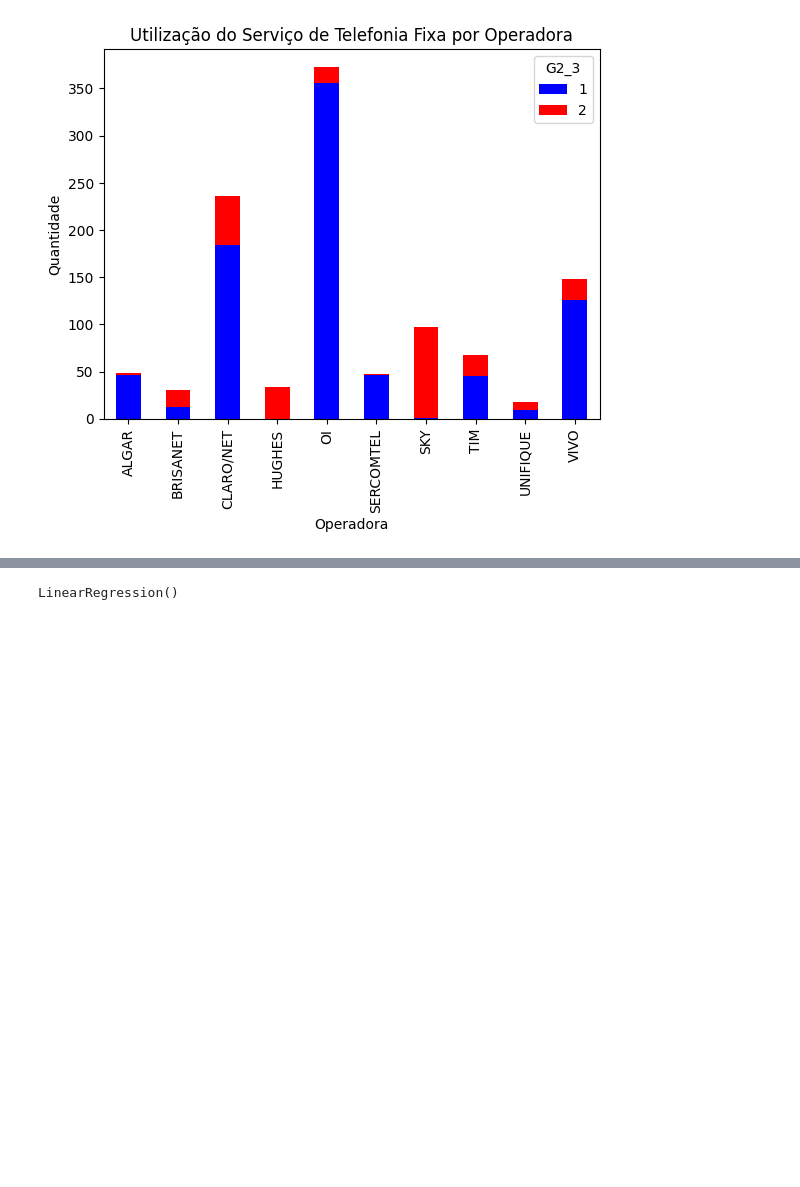
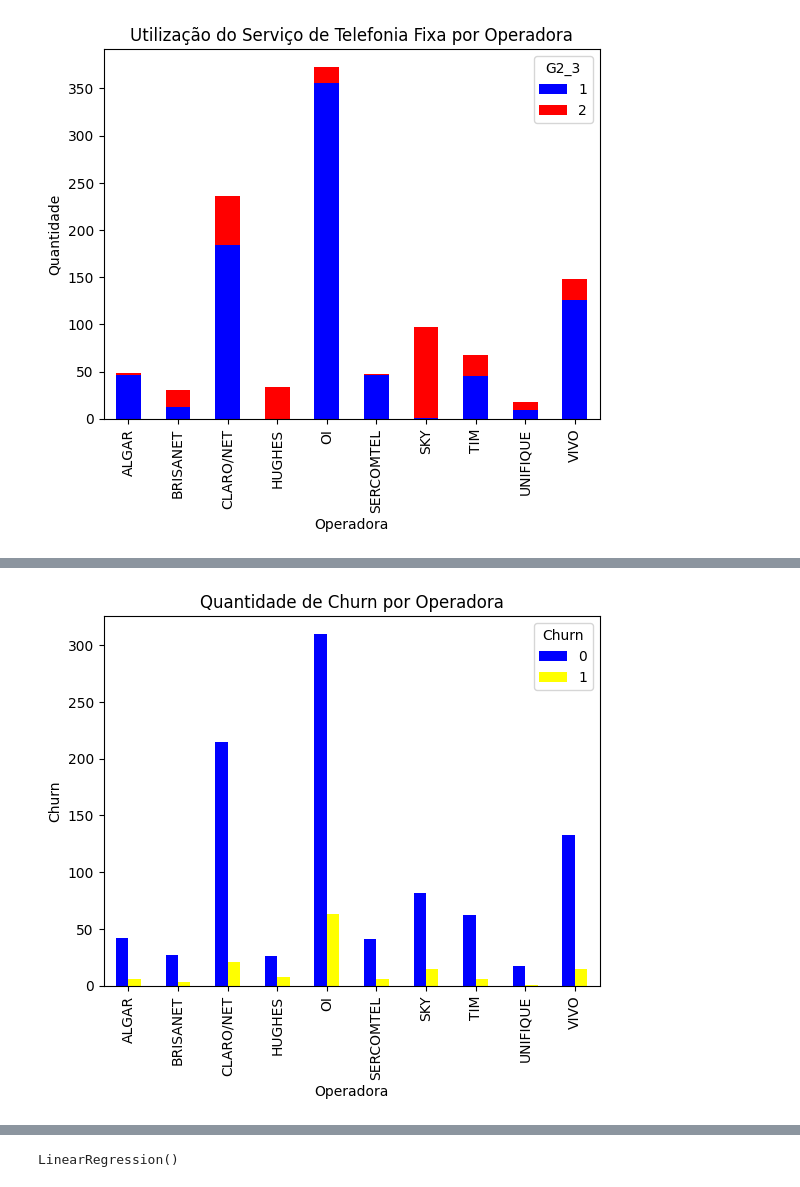
Before and after one commit to mheloisagalvao/projeto-ml, a Jupyter notebook: Projeto_THK.ipynb, the cells around one changed output, grey strips where cells are left out. Saved outputs shown, nothing was run; the diff lists cells and outputs as text; code cells hidden in the pictures; blank space fills up the shorter version.

Commit message:
criação modelo churn e atualização layout

```diff
--- a/Projeto_THK.ipynb
+++ b/Projeto_THK.ipynb
@@ -278,2 +329,0 @@ plt.show()
-# %%
-df['Churn'] = df['J1'].apply(lambda x: 1 if x <= 4 else 0)
@@ -306,0 +354,12 @@ Name: 2, dtype: object
+# %%
+contagem_churn = df.groupby('OPERADORA')['Churn'].value_counts().unstack().fillna(0)
+# %%
+contagem_churn.plot(kind='bar', color=['blue', 'yellow'])
+
+plt.title('Quantidade de Churn por Operadora')
+plt.xlabel('Operadora')
+plt.ylabel('Churn')
+
+plt.show()
+# %% [output]
+[figure, added]
```
Also changed, not shown: parts of 88 cells of this notebook.
